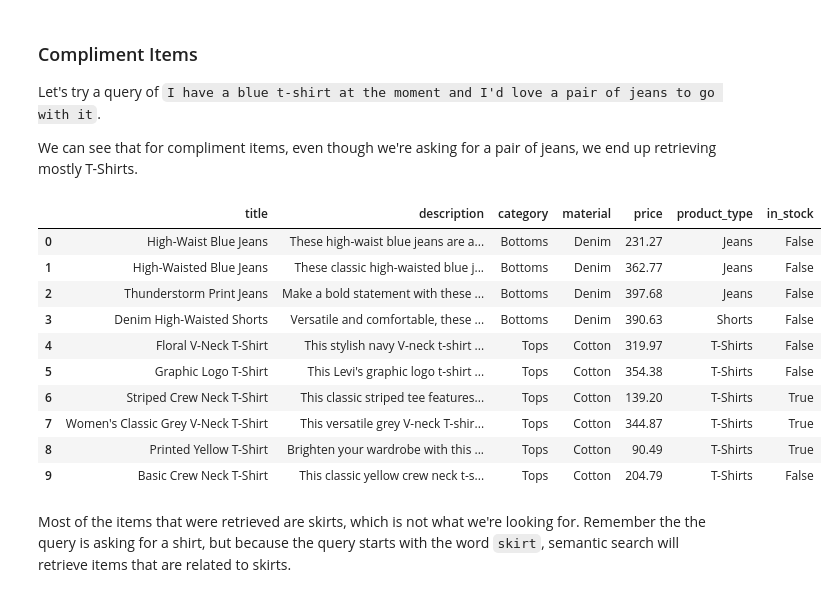
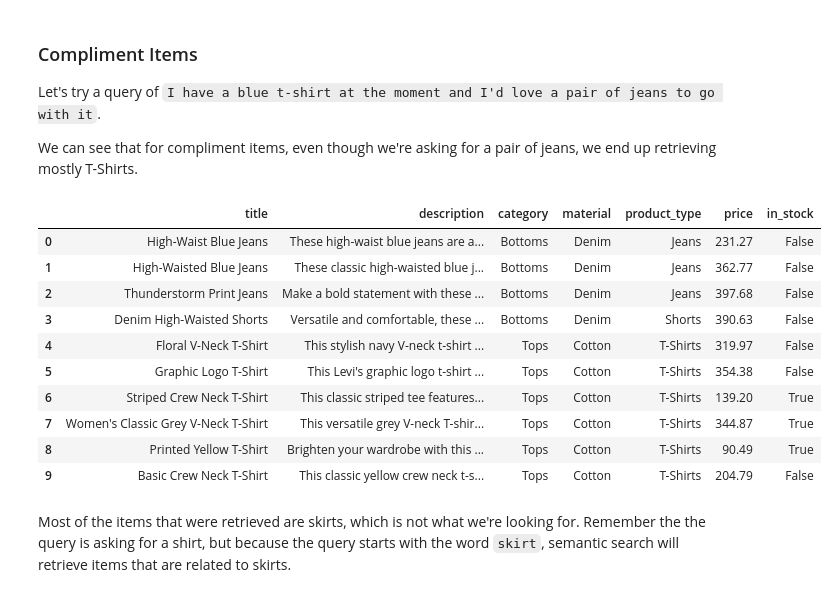
Before and after one commit to 567-labs/ai-engineering-summit, a Jupyter notebook: 1. Why Semantic Search Isn't Enough.ipynb, the cells around one changed output. Saved outputs shown, nothing was run; the diff lists cells and outputs as text; code cells hidden in the pictures.

```diff
--- a/1. Why Semantic Search Isn't Enough.ipynb
+++ b/1. Why Semantic Search Isn't Enough.ipynb
@@ -135,0 +287,7 @@ Let's see how semantic search performs for these queries and how we end up retri
+# %%
+def retrieve_items(query,table):
+    df = table.search(query=query).select(["title","description","category","material","product_type","price","in_stock"]).limit(10).to_pandas()
+    df = df.drop(columns=['_distance'])
+    return df
+
+retrieve_items("Any nice jeans?",table)
@@ -140,34 +310,19 @@ Let's try a query of `I have a blue t-shirt at the moment and I'd love a pair of
 
 We can see that for compliment items, even though we're asking for a pair of jeans, we end up retrieving mostly T-Shirts.
 # %%
-import pandas as pd
-
-items = [
-    {
-        "title": item["title"],
-        "description": item["description"],
-        "category": item["category"],
-        "material": item["material"],
-        "price": item["price"],
-        "product_type": item["product_type"],
-        "in_stock": item["in_stock"],
-    }
-    for item in table.search(query="I have a blue t-shirt at the moment and I'd love a pair of jeans to go with it").limit(10).to_list()
-]
-
-pd.DataFrame(items)
+retrieve_items("I have a blue t-shirt at the moment and I'd love a pair of jeans to go with it",table)
 # %% [output]
-|  | title | description | category | material | price | product_type | in_stock |
-| 0 | High-Waist Blue Jeans | These high-waist blue jeans are a... | Bottoms | Denim | 231.27 | Jeans | False |
-| 1 | High-Waisted Blue Jeans | These classic high-waisted blue j... | Bottoms | Denim | 362.77 | Jeans | False |
-| 2 | Thunderstorm Print Jeans | Make a bold statement with these ... | Bottoms | Denim | 397.68 | Jeans | False |
-| 3 | Denim High-Waisted Shorts | Versatile and comfortable, these ... | Bottoms | Denim | 390.63 | Shorts | False |
-| 4 | Floral V-Neck T-Shirt | This stylish navy V-neck t-shirt ... | Tops | Cotton | 319.97 | T-Shirts | False |
-| 5 | Graphic Logo T-Shirt | This Levi's graphic logo t-shirt ... | Tops | Cotton | 354.38 | T-Shirts | False |
-| 6 | Striped Crew Neck T-Shirt | This classic striped tee features... | Tops | Cotton | 139.20 | T-Shirts | True |
-| 7 | Women's Classic Grey V-Neck T-Shirt | This versatile grey V-neck T-shir... | Tops | Cotton | 344.87 | T-Shirts | True |
-| 8 | Printed Yellow T-Shirt | Brighten your wardrobe with this ... | Tops | Cotton | 90.49 | T-Shirts | True |
-| 9 | Basic Crew Neck T-Shirt | This classic yellow crew neck t-s... | Tops | Cotton | 204.79 | T-Shirts | False |
+|  | title | description | category | material | product_type | price | in_stock |
+| 0 | High-Waist Blue Jeans | These high-waist blue jeans are a... | Bottoms | Denim | Jeans | 231.27 | False |
+| 1 | High-Waisted Blue Jeans | These classic high-waisted blue j... | Bottoms | Denim | Jeans | 362.77 | False |
+| 2 | Thunderstorm Print Jeans | Make a bold statement with these ... | Bottoms | Denim | Jeans | 397.68 | False |
+| 3 | Denim High-Waisted Shorts | Versatile and comfortable, these ... | Bottoms | Denim | Shorts | 390.63 | False |
+| 4 | Floral V-Neck T-Shirt | This stylish navy V-neck t-shirt ... | Tops | Cotton | T-Shirts | 319.97 | False |
+| 5 | Graphic Logo T-Shirt | This Levi's graphic logo t-shirt ... | Tops | Cotton | T-Shirts | 354.38 | False |
+| 6 | Striped Crew Neck T-Shirt | This classic striped tee features... | Tops | Cotton | T-Shirts | 139.20 | True |
+| 7 | Women's Classic Grey V-Neck T-Shirt | This versatile grey V-neck T-shir... | Tops | Cotton | T-Shirts | 344.87 | True |
+| 8 | Printed Yellow T-Shirt | Brighten your wardrobe with this ... | Tops | Cotton | T-Shirts | 90.49 | True |
+| 9 | Basic Crew Neck T-Shirt | This classic yellow crew neck t-s... | Tops | Cotton | T-Shirts | 204.79 | False |
 # %% [markdown]
 Most of the items that were retrieved are skirts, which is not what we're looking for. Remember the the query is asking for a shirt, but because the query starts with the word `skirt`, semantic search will retrieve items that are related to skirts.
 # %% [markdown]
```
Also changed, not shown: parts of 30 cells of this notebook.
